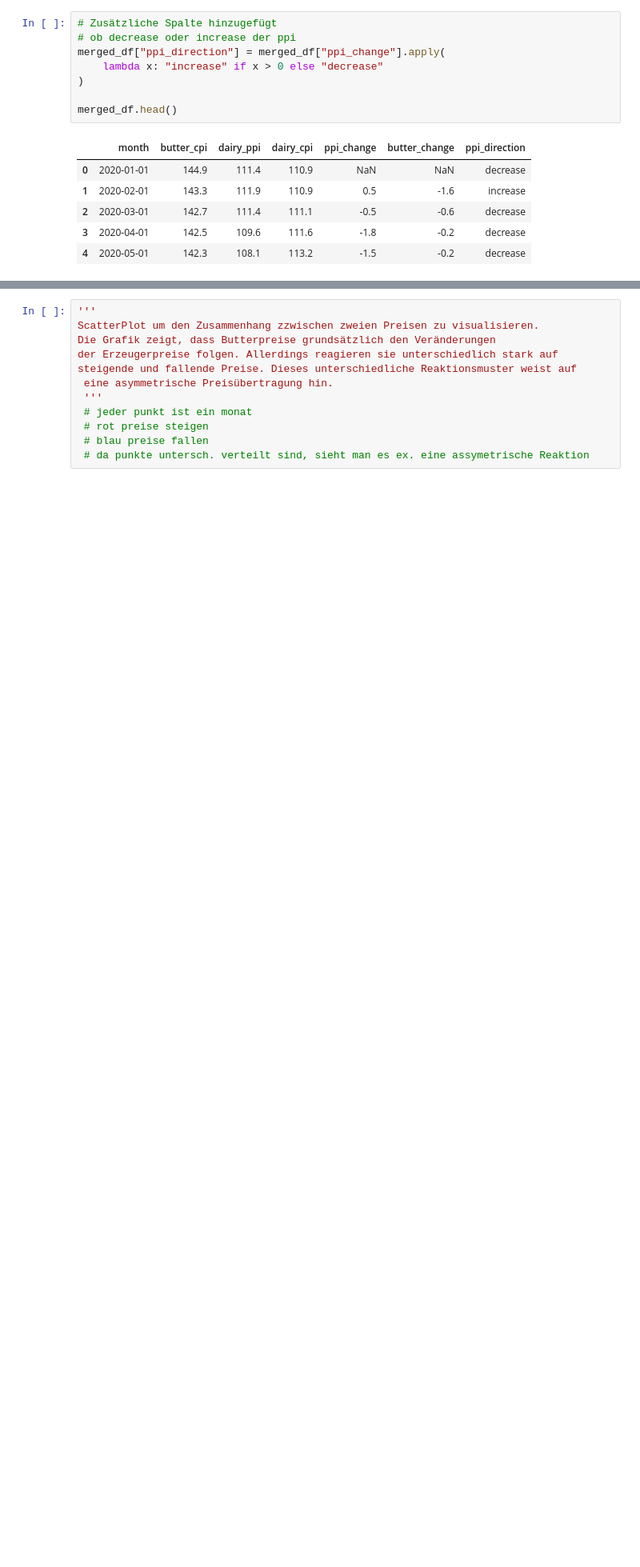
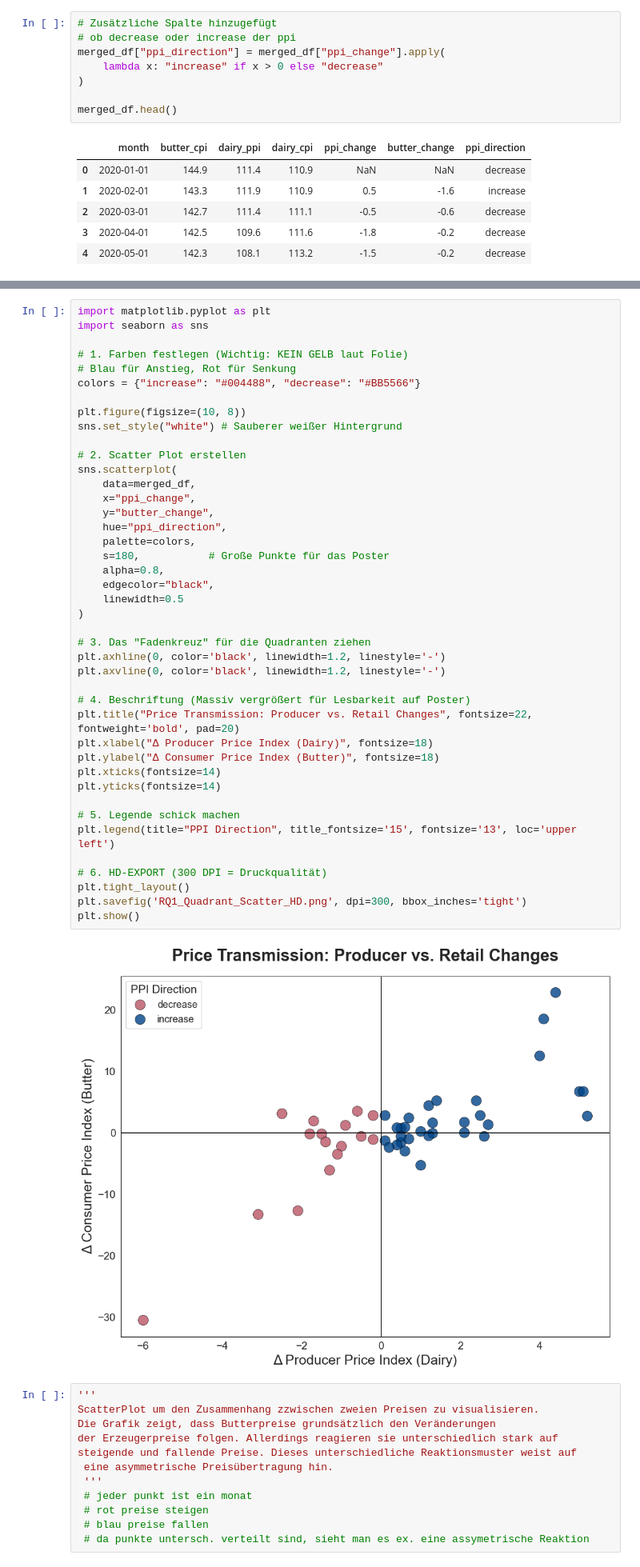
Before and after one commit to ceydadutbjk-commits/DataScienceProject, a Jupyter notebook: inflation_project/raw_data/frage1_analyse.ipynb, the cells around one changed output, grey strips where cells are left out. Shown at 80% size. Drawn from its saved outputs; the diff is of its cells as text; blank space fills up the shorter version.

```diff
--- a/inflation_project/raw_data/frage1_analyse.ipynb
+++ b/inflation_project/raw_data/frage1_analyse.ipynb
@@ -272,3 +257,47 @@ fig.show()
+# %%
+import matplotlib.pyplot as plt
+import seaborn as sns
+
+# 1. Farben festlegen (Wichtig: KEIN GELB laut Folie)
+# Blau für Anstieg, Rot für Senkung
+colors = {"increase": "#004488", "decrease": "#BB5566"}
+
+plt.figure(figsize=(10, 8))
+sns.set_style("white") # Sauberer weißer Hintergrund
+
+# 2. Scatter Plot erstellen
+sns.scatterplot(
+    data=merged_df,
+    x="ppi_change",
+    y="butter_change",
+    hue="ppi_direction",
+    palette=colors,
+    s=180,           # Große Punkte für das Poster
+    alpha=0.8,
+    edgecolor="black",
+    linewidth=0.5
+)
+
+# 3. Das "Fadenkreuz" für die Quadranten ziehen
+plt.axhline(0, color='black', linewidth=1.2, linestyle='-')
+plt.axvline(0, color='black', linewidth=1.2, linestyle='-')
+
+# 4. Beschriftung (Massiv vergrößert für Lesbarkeit auf Poster)
+plt.title("Price Transmission: Producer vs. Retail Changes", fontsize=22, fontweight='bold', pad=20)
+plt.xlabel("Δ Producer Price Index (Dairy)", fontsize=18)
+plt.ylabel("Δ Consumer Price Index (Butter)", fontsize=18)
+plt.xticks(fontsize=14)
+plt.yticks(fontsize=14)
+
+# 5. Legende schick machen
+plt.legend(title="PPI Direction", title_fontsize='15', fontsize='13', loc='upper left')
+
+# 6. HD-EXPORT (300 DPI = Druckqualität)
+plt.tight_layout()
+plt.savefig('RQ1_Quadrant_Scatter_HD.png', dpi=300, bbox_inches='tight')
+plt.show()
+# %% [output]
+[figure, added]
 # %%
 '''
 ScatterPlot um den Zusammenhang zzwischen zweien Preisen zu visualisieren.
```
Also changed, not shown: parts of 2 cells of this notebook, 5 other files.
